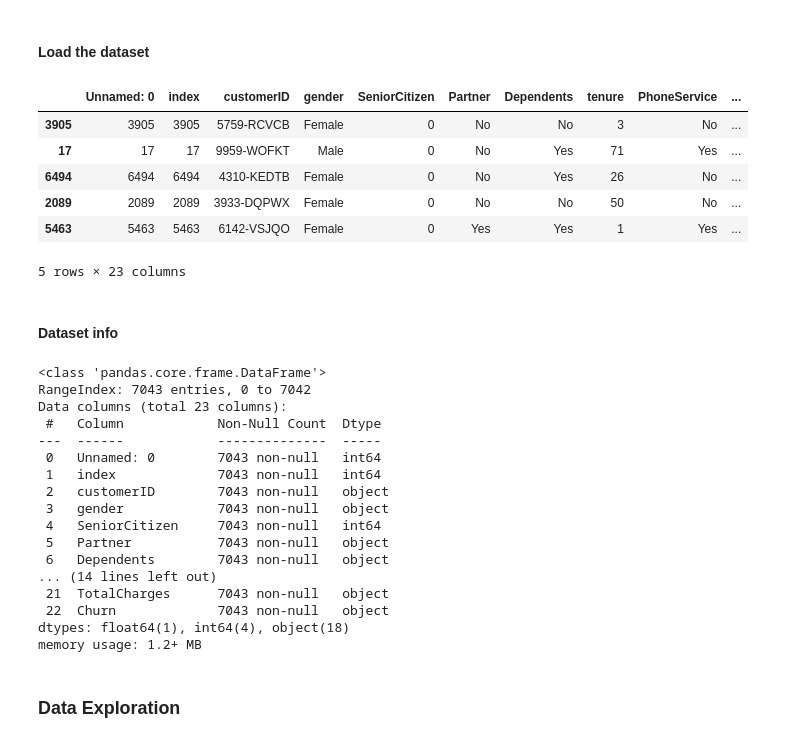
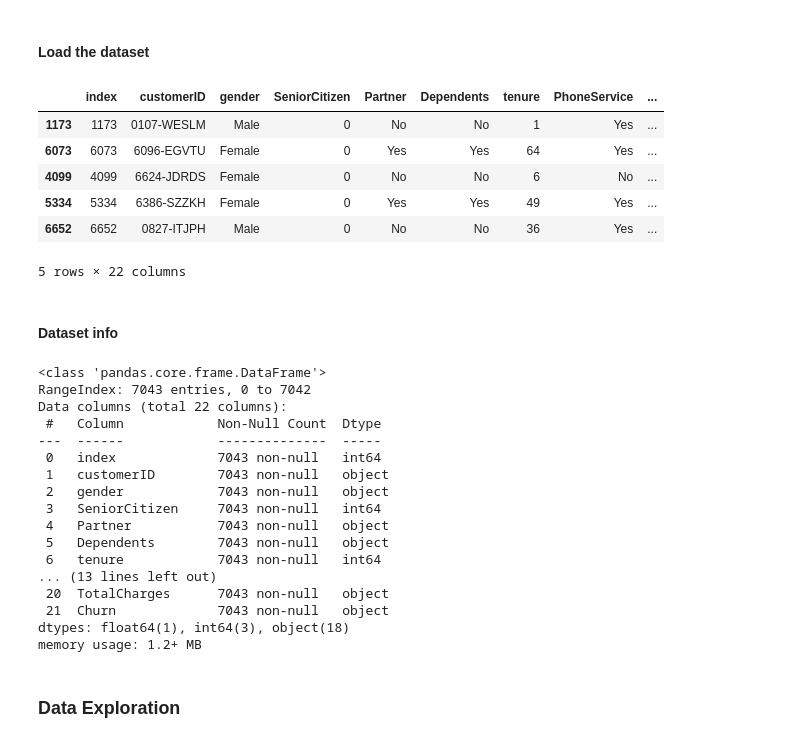
Before and after one commit to sudiptoshahin/customer-churn-pred, a Jupyter notebook: notebooks/main.ipynb, the cells around one changed output. Saved outputs shown, nothing was run; the diff lists cells and outputs as text; code cells hidden in the pictures.

```diff
--- a/notebooks/main.ipynb
+++ b/notebooks/main.ipynb
@@ -35,16 +33,16 @@ DATASET_NAME_V1 = f"{DATA_DIR_RAW}/churnv1.csv"
 #### Load the dataset
 # %%
 df = pd.read_csv(DATASET_NAME_V1)
-
+df.drop(columns=['Unnamed: 0'], inplace=True)
 df.sample(5)
 # %% [output]
-|  | Unnamed: 0 | index | customerID | gender | SeniorCitizen | Partner | Dependents | tenure | PhoneService | ... |
-| 3905 | 3905 | 3905 | 5759-RCVCB | Female | 0 | No | No | 3 | No | ... |
-| 17 | 17 | 17 | 9959-WOFKT | Male | 0 | No | Yes | 71 | Yes | ... |
-| 6494 | 6494 | 6494 | 4310-KEDTB | Female | 0 | No | Yes | 26 | No | ... |
-| 2089 | 2089 | 2089 | 3933-DQPWX | Female | 0 | No | No | 50 | No | ... |
-| 5463 | 5463 | 5463 | 6142-VSJQO | Female | 0 | Yes | Yes | 1 | Yes | ... |
+|  | index | customerID | gender | SeniorCitizen | Partner | Dependents | tenure | PhoneService | ... |
+| 1173 | 1173 | 0107-WESLM | Male | 0 | No | No | 1 | Yes | ... |
+| 6073 | 6073 | 6096-EGVTU | Female | 0 | Yes | Yes | 64 | Yes | ... |
+| 4099 | 4099 | 6624-JDRDS | Female | 0 | No | No | 6 | No | ... |
+| 5334 | 5334 | 6386-SZZKH | Female | 0 | Yes | Yes | 49 | Yes | ... |
+| 6652 | 6652 | 0827-ITJPH | Male | 0 | No | No | 36 | Yes | ... |
-5 rows × 23 columns
+5 rows × 22 columns
 # %% [markdown]
 #### Dataset info
 # %%
@@ -54,20 +52,20 @@ df.info()
 # %% [output]
 <class 'pandas.core.frame.DataFrame'>
 RangeIndex: 7043 entries, 0 to 7042
-Data columns (total 23 columns):
+Data columns (total 22 columns):
  #   Column            Non-Null Count  Dtype
 ---  ------            --------------  -----
- 0   Unnamed: 0        7043 non-null   int64
- 1   index             7043 non-null   int64
- 2   customerID        7043 non-null   object
- 3   gender            7043 non-null   object
- 4   SeniorCitizen     7043 non-null   int64
- 5   Partner           7043 non-null   object
- 6   Dependents        7043 non-null   object
-... (14 lines left out)
- 21  TotalCharges      7043 non-null   object
- 22  Churn             7043 non-null   object
-dtypes: float64(1), int64(4), object(18)
+ 0   index             7043 non-null   int64
+ 1   customerID        7043 non-null   object
+ 2   gender            7043 non-null   object
+ 3   SeniorCitizen     7043 non-null   int64
+ 4   Partner           7043 non-null   object
+ 5   Dependents        7043 non-null   object
+ 6   tenure            7043 non-null   int64
+... (13 lines left out)
+ 20  TotalCharges      7043 non-null   object
+ 21  Churn             7043 non-null   object
+dtypes: float64(1), int64(3), object(18)
 memory usage: 1.2+ MB
 # %% [markdown]
 ### Data Exploration
```
Also changed, not shown: parts of 55 cells of this notebook.
